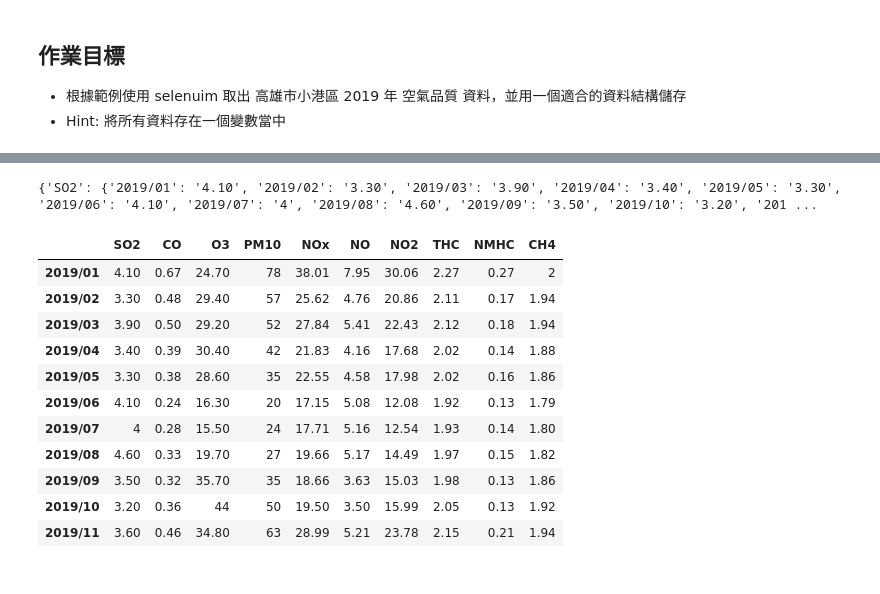
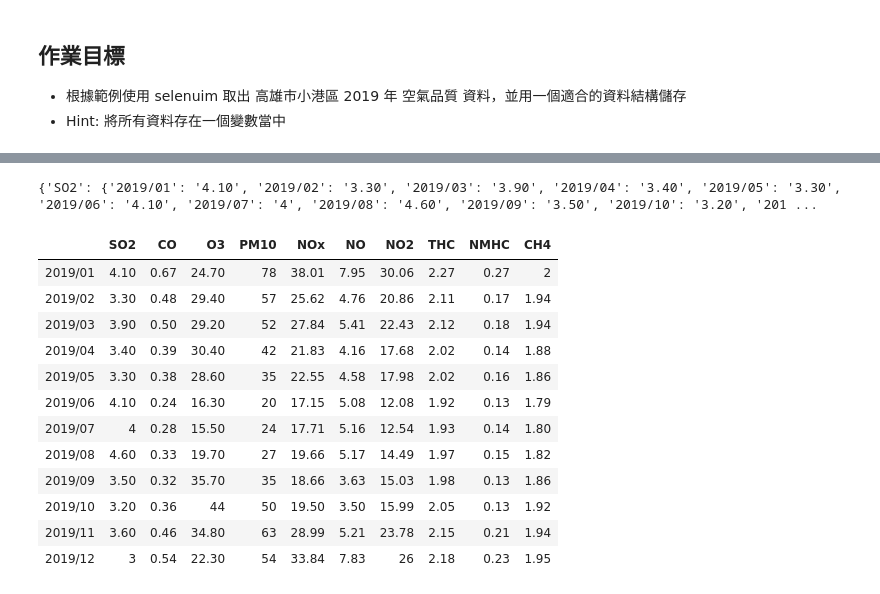
Before and after one commit to ntou00457054/-Day019, a Jupyter notebook: Day019_HW.ipynb, the cells around one changed output, grey strips where cells are left out. Drawn from its saved outputs; the diff is of its cells as text; code cells hidden in the pictures.

```diff
--- a/Day019_HW.ipynb
+++ b/Day019_HW.ipynb
@@ -61,24 +58,45 @@ table
 </tr>
 </tbody></table>
-# %%
-'''
-Your Code
-'''
-# %% [output]
-{'SO2': {'2019/01': '4.10', '2019/02': '3.30', '2019/03': '3.90', '2019/04': '3.40', '2019/05': '3.30', '2019/06': '4.10', '2019/07': '4', '2019/08': '4.60', '2019/09': '3.50', '2019/10': '3.20', '201 ...
+# %%
+data = {}
+for tr in table.find_all('tr')[1:]: #從1開始 因為第0列是項目的欄位
+
+    for i,td in enumerate(tr.find_all('td')):#tr中每一個檢測中第一列有5個td，其他3個，可判斷長度進行判斷
+        #技巧 : 用enumerate將每一項標號，直接從數字對list進行個別的處理動作
+        if len(tr.find_all('td')) == 5:
+            if i==0:
+                test_item = td.get_text()
+                data.setdefault(test_item,{})
+            if i==2:
+                date = td.get_text()
+            if i==3:
+                value = td.get_text()
+                data[test_item][date] = value
+
+        if len(tr.find_all('td')) == 3:
+            if i == 0:
+                date = td.text
+            if i == 1:
+                value = td.text
+                data[test_item][date] = value
+
+print(data)
+# %% [output]
+{'SO2': {'2019/01': '4.10', '2019/02': '3.30', '2019/03': '3.90', '2019/04': '3.40', '2019/05': '3.30', '2019/06': '4.10', '2019/07': '4', '2019/08': '4.60', '2019/09': '3.50', '2019/10': '3.20', '201 ...
 # %%
 import pandas as pd
-pd.DataFrame(d)
+pd.DataFrame(data)
 # %% [output]
 |  | SO2 | CO | O3 | PM10 | NOx | NO | NO2 | THC | NMHC | CH4 |
 | 2019/01 | 4.10 | 0.67 | 24.70 | 78 | 38.01 | 7.95 | 30.06 | 2.27 | 0.27 | 2 |
 | 2019/02 | 3.30 | 0.48 | 29.40 | 57 | 25.62 | 4.76 | 20.86 | 2.11 | 0.17 | 1.94 |
 | 2019/03 | 3.90 | 0.50 | 29.20 | 52 | 27.84 | 5.41 | 22.43 | 2.12 | 0.18 | 1.94 |
 | 2019/04 | 3.40 | 0.39 | 30.40 | 42 | 21.83 | 4.16 | 17.68 | 2.02 | 0.14 | 1.88 |
 | 2019/05 | 3.30 | 0.38 | 28.60 | 35 | 22.55 | 4.58 | 17.98 | 2.02 | 0.16 | 1.86 |
 | 2019/06 | 4.10 | 0.24 | 16.30 | 20 | 17.15 | 5.08 | 12.08 | 1.92 | 0.13 | 1.79 |
 | 2019/07 | 4 | 0.28 | 15.50 | 24 | 17.71 | 5.16 | 12.54 | 1.93 | 0.14 | 1.80 |
 | 2019/08 | 4.60 | 0.33 | 19.70 | 27 | 19.66 | 5.17 | 14.49 | 1.97 | 0.15 | 1.82 |
 | 2019/09 | 3.50 | 0.32 | 35.70 | 35 | 18.66 | 3.63 | 15.03 | 1.98 | 0.13 | 1.86 |
 | 2019/10 | 3.20 | 0.36 | 44 | 50 | 19.50 | 3.50 | 15.99 | 2.05 | 0.13 | 1.92 |
 | 2019/11 | 3.60 | 0.46 | 34.80 | 63 | 28.99 | 5.21 | 23.78 | 2.15 | 0.21 | 1.94 |
+| 2019/12 | 3 | 0.54 | 22.30 | 54 | 33.84 | 7.83 | 26 | 2.18 | 0.23 | 1.95 |
```
Also changed, not shown: parts of 3 cells of this notebook.
